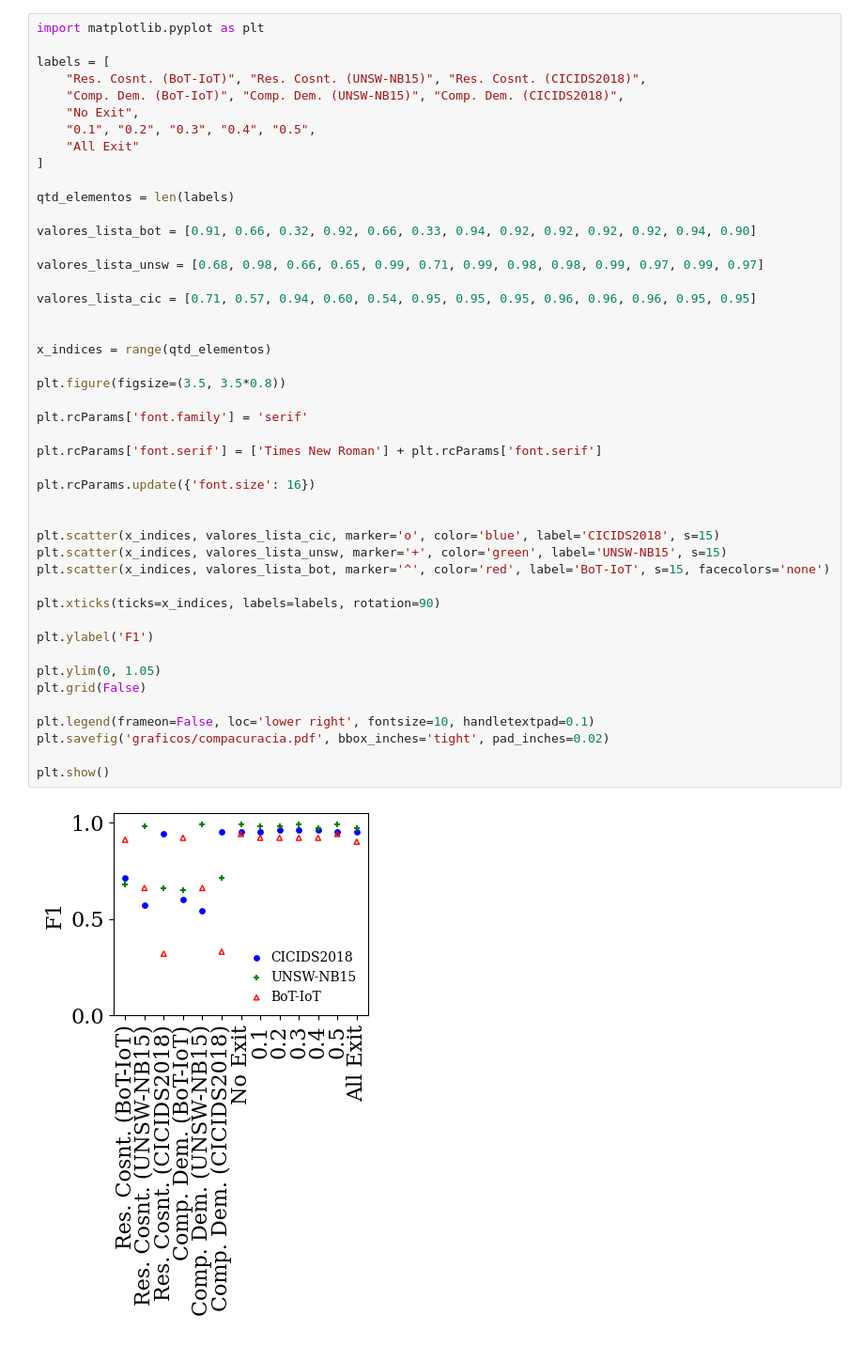
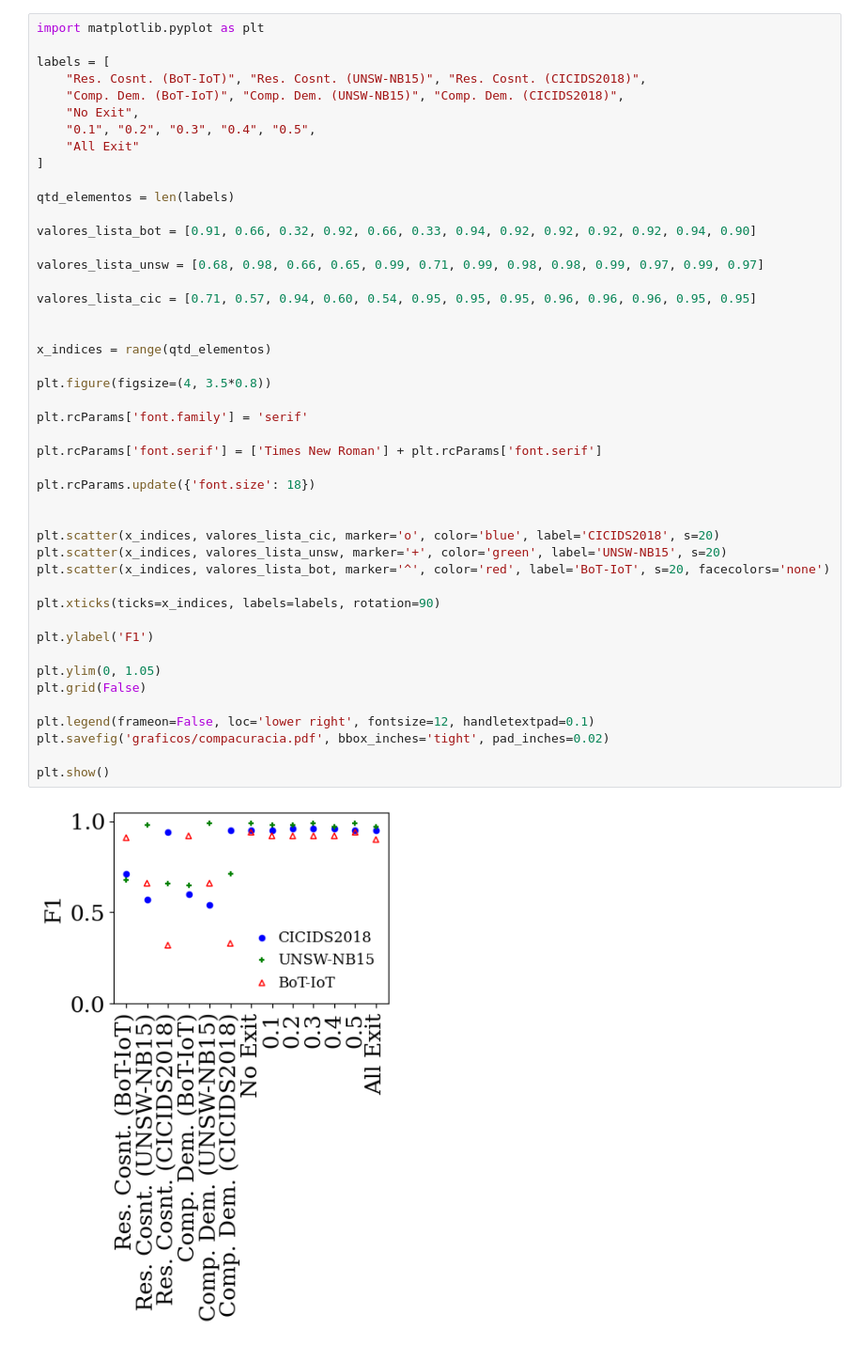
Before and after one commit to LucasSotomaiorAPereira/pibic-25-26, a Jupyter notebook: versao_artigo/f1_display.ipynb, the cells around one changed output. Shown at 94% size. Saved outputs shown, nothing was run; the diff lists cells and outputs as text.

```diff
--- a/versao_artigo/f1_display.ipynb
+++ b/versao_artigo/f1_display.ipynb
@@ -12,37 +12,37 @@ labels = [
 qtd_elementos = len(labels)
 
 valores_lista_bot = [0.91, 0.66, 0.32, 0.92, 0.66, 0.33, 0.94, 0.92, 0.92, 0.92, 0.92, 0.94, 0.90]
 
 valores_lista_unsw = [0.68, 0.98, 0.66, 0.65, 0.99, 0.71, 0.99, 0.98, 0.98, 0.99, 0.97, 0.99, 0.97]
 
 valores_lista_cic = [0.71, 0.57, 0.94, 0.60, 0.54, 0.95, 0.95, 0.95, 0.96, 0.96, 0.96, 0.95, 0.95]
 
 
 x_indices = range(qtd_elementos)
 
-plt.figure(figsize=(3.5, 3.5*0.8))
+plt.figure(figsize=(4, 3.5*0.8))
 
 plt.rcParams['font.family'] = 'serif'
 
 plt.rcParams['font.serif'] = ['Times New Roman'] + plt.rcParams['font.serif']
 
-plt.rcParams.update({'font.size': 16})
+plt.rcParams.update({'font.size': 18})
 
 
-plt.scatter(x_indices, valores_lista_cic, marker='o', color='blue', label='CICIDS2018', s=15)
-plt.scatter(x_indices, valores_lista_unsw, marker='+', color='green', label='UNSW-NB15', s=15)
-plt.scatter(x_indices, valores_lista_bot, marker='^', color='red', label='BoT-IoT', s=15, facecolors='none')
+plt.scatter(x_indices, valores_lista_cic, marker='o', color='blue', label='CICIDS2018', s=20)
+plt.scatter(x_indices, valores_lista_unsw, marker='+', color='green', label='UNSW-NB15', s=20)
+plt.scatter(x_indices, valores_lista_bot, marker='^', color='red', label='BoT-IoT', s=20, facecolors='none')
 
 plt.xticks(ticks=x_indices, labels=labels, rotation=90)
 
 plt.ylabel('F1')
 
 plt.ylim(0, 1.05)
 plt.grid(False)
 
-plt.legend(frameon=False, loc='lower right', fontsize=10, handletextpad=0.1)
+plt.legend(frameon=False, loc='lower right', fontsize=12, handletextpad=0.1)
 plt.savefig('graficos/compacuracia.pdf', bbox_inches='tight', pad_inches=0.02)
 
 plt.show()
 # %% [output]
-[figure, old version]
+[figure, new version]
```
Also changed, not shown: 1 other file.
